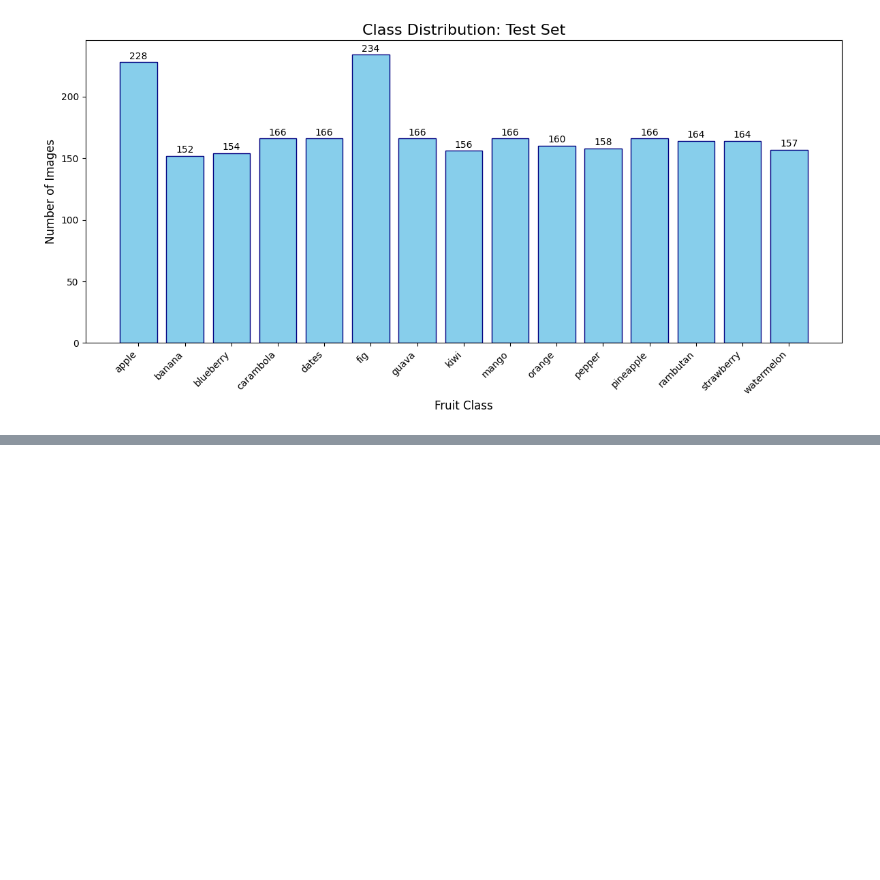
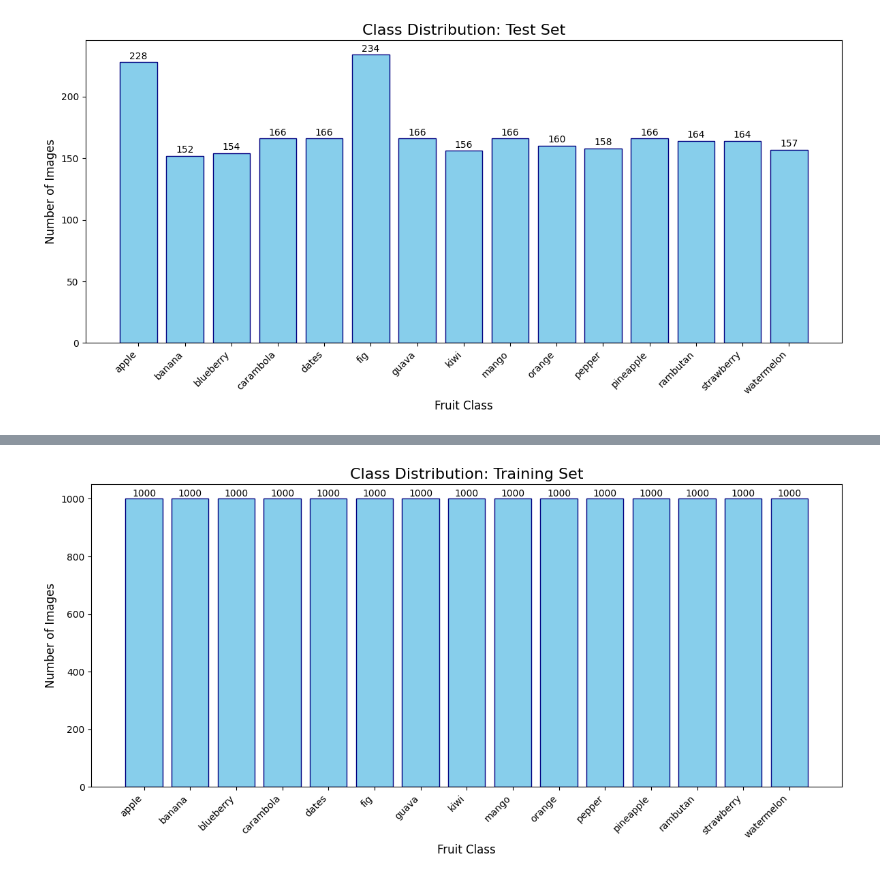
Before and after one commit to nl-codes/6CS012-Artificial-Intelligence-and-Machine-Learning, a Jupyter notebook: assessment/visual_task/prepare_dataset.ipynb, the cells around one changed output, grey strips where cells are left out. Cells and saved outputs as stored; diff of their text form; code cells hidden in the pictures; blank space fills up the shorter version.

Commit message:
Image augmentation

```diff
--- a/assessment/visual_task/prepare_dataset.ipynb
+++ b/assessment/visual_task/prepare_dataset.ipynb
@@ -474,0 +826,5 @@ visualize_class_distribution(TEST_DIR, "Test Set")
+# %%
+# See class distribution of Trainig Data After Image Augmentation
+visualize_class_distribution(TRAIN_DIR, "Training Set")
+# %% [output]
+[figure, added]
```
Also changed, not shown: parts of 15 cells of this notebook.
